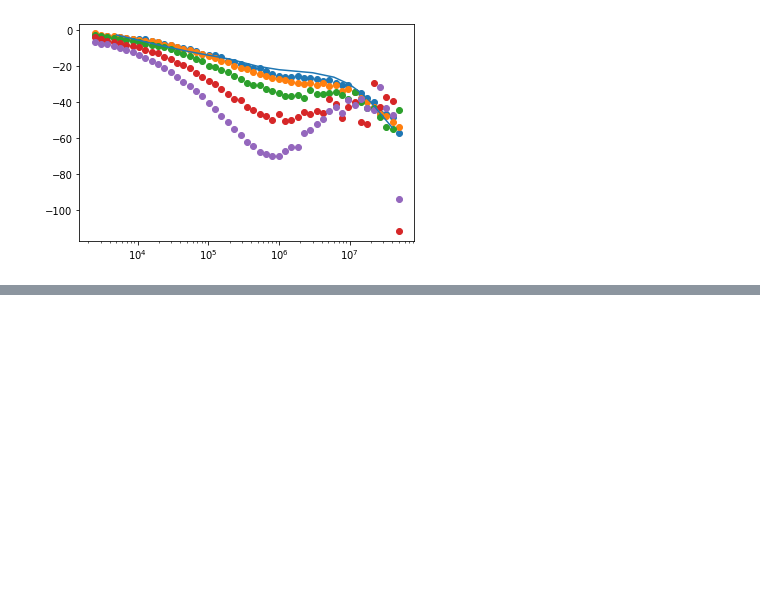
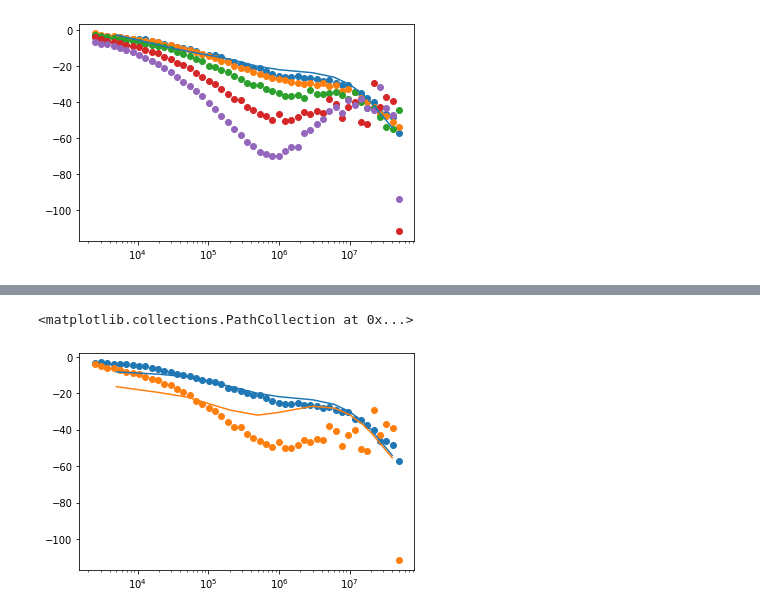
Before and after one commit to marcelclaro/FDTR, a Jupyter notebook: notebook.ipynb, the cells around one changed output, grey strips where cells are left out. Drawn from its saved outputs; the diff is of its cells as text; code cells hidden in the pictures; blank space fills up the shorter version.

```diff
--- a/notebook.ipynb
+++ b/notebook.ipynb
@@ -175,0 +176,51 @@ NameError: name 'points300k' is not defined
+# %%
+import numpy as np
+import mpmath
+from pyFDTR.domain import *
+from pyFDTR.materials import *
+from pyFDTR.fouriermodel import *
+import matplotlib as mpl
+import matplotlib.pyplot as plt
+
+mpmath.mp.dps = 5
+
+load = np.genfromtxt('./subs_00um.txt',skip_header=2)
+points00um = np.delete(load,1,1)
+
+load = np.genfromtxt('./subs_05um.txt',skip_header=2)
+points05um = np.delete(load,1,1)
+
+#frequencies = points00um[:,0]
+frequencies = [5e3,20e3,50e3,200e3,500e3,1e6,3e6,6e6,10e6,15e6,20e6,40e6]
+
+domain = Domain(300)
+domain.add_substrate(sapphire)
+domain.add_layer(60e-7,gold)
+domain.set_interface_condu(1,3.3e3)
+model = FourierModelFDTR(domain,4.05e-4,4.05e-4,0e-4)
+
+phases_00 = []
+for f in frequencies:
+  phases_00.append(model.get_phase_scipy(f))
+
+domain = Domain(300)
+domain.add_substrate(sapphire)
+domain.add_layer(60e-7,gold)
+domain.set_interface_condu(1,3.3e3)
+#domain.set_layer_param(1,kt=33.6,kp=33.6)
+model = FourierModelFDTR(domain,4.05e-4,4.05e-4,5e-4)
+
+
+phases_10 = []
+for f in frequencies:
+  phases_10.append(model.get_phase_scipy(f))
+
+
+fig, ax = plt.subplots()  # Create a figure containing a single axes.
+ax.semilogx(frequencies, phases_00);  # Plot some data on the axes.
+ax.semilogx(frequencies, phases_10);  # Plot some data on the axes.
+ax.scatter(points00um[:,0],points00um[:,1])
+ax.scatter(points05um[:,0],points05um[:,1])
+# %% [output]
+<matplotlib.collections.PathCollection at 0x...>
+[figure, added]
```
Also changed, not shown: parts of 3 cells of this notebook, 2 other files.
